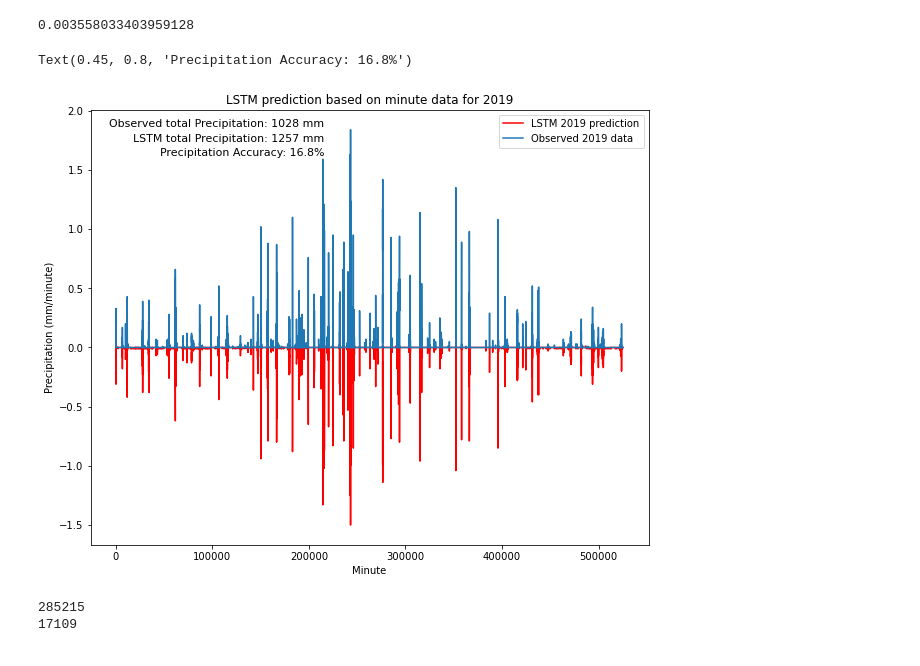
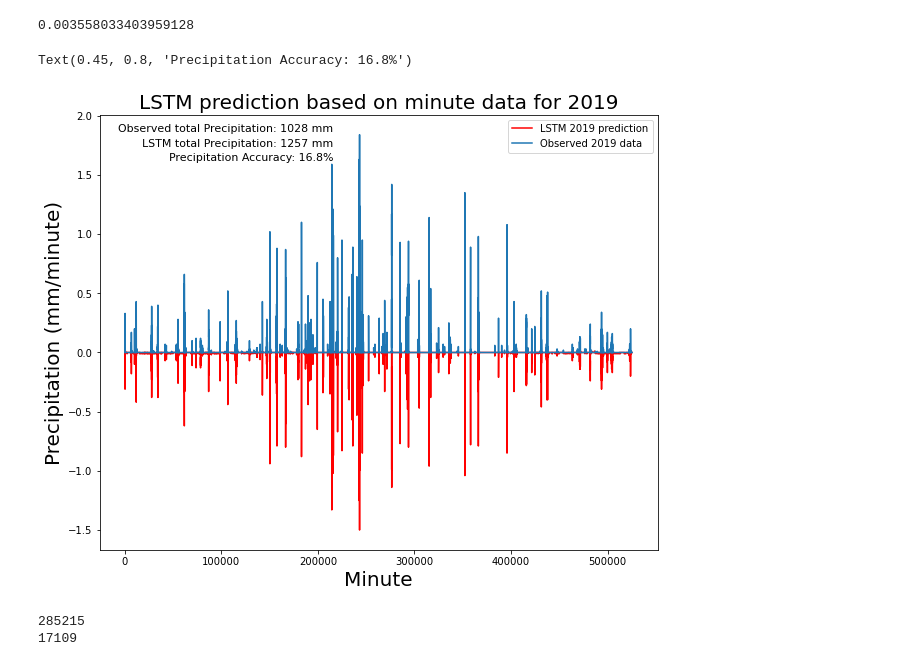
Before and after one commit to zhangt3-e/senior_thesis, a Jupyter notebook: Code/LSTM.ipynb, the cells around one changed output. Saved outputs shown, nothing was run; the diff lists cells and outputs as text; code cells hidden in the pictures.

```diff
--- a/Code/LSTM.ipynb
+++ b/Code/LSTM.ipynb
@@ -423,17 +423,17 @@ print(mae_minute)
 # %%
 plt.figure(figsize = (10, 8))
 plt.plot(-More_clear, color = 'r')
 plt.plot(inv_y[:8760*60])
-plt.xlabel('Minute')
-plt.ylabel('Precipitation (mm/minute)')
-plt.title('LSTM prediction based on minute data for 2019')
+plt.xlabel('Minute', fontsize = 20)
+plt.ylabel('Precipitation (mm/minute)', fontsize = 20)
+plt.title('LSTM prediction based on minute data for 2019', fontsize = 20)
 plt.legend(['LSTM 2019 prediction', 'Observed 2019 data'])
 plt.figtext(0.45, 0.825, 'LSTM total Precipitation: ' + str(round(LSTM_min_total_19)) + ' mm', fontsize = 11, ha = 'right')
 plt.figtext(0.45, 0.85, 'Observed total Precipitation: ' + str(round(Actual_min_len)) + ' mm', fontsize = 11, ha = 'right')
 plt.figtext(0.45, 0.8, 'Precipitation Accuracy: '  + str(round(accuracy_min,1)) + '%', fontsize = 11, ha = 'right')
 # %% [output]
 Text(0.45, 0.8, 'Precipitation Accuracy: 16.8%')
-[figure, old version]
+[figure, new version]
 # %%
 # Starts with a simple model accuracy, precip with precip.
 def mod_acc1(model, observed, pre_min):
```
Also changed, not shown: parts of 3 cells of this notebook, 20 other files.
